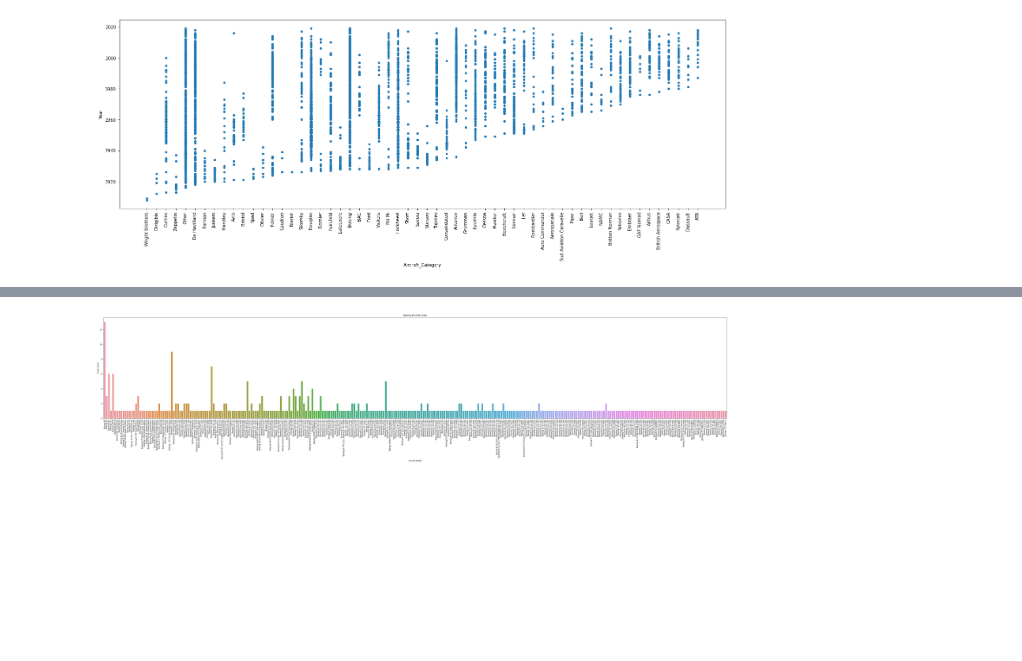
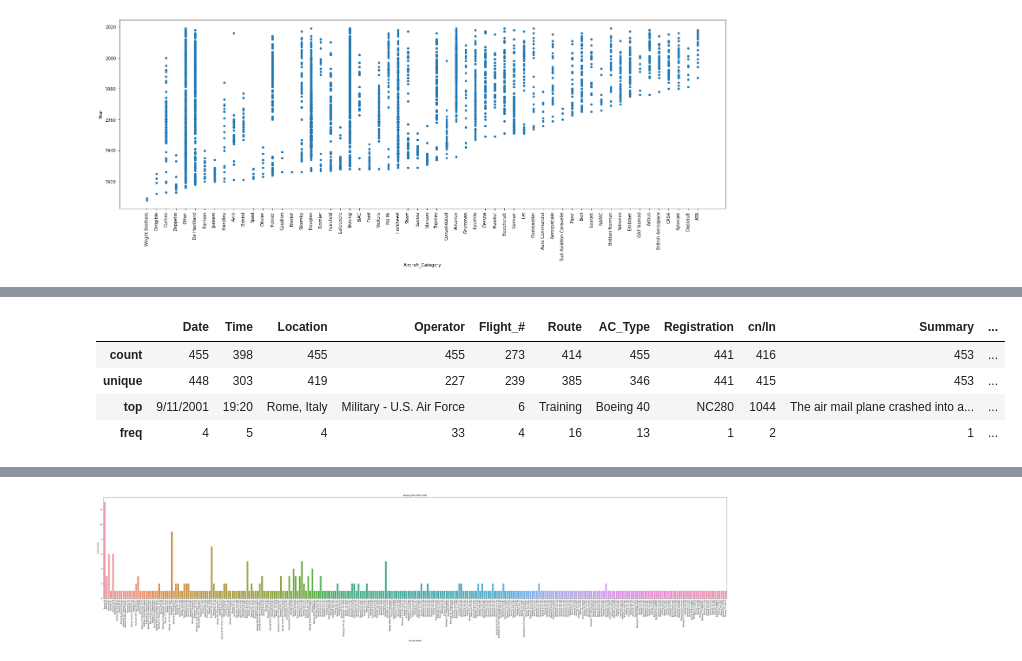
Before and after one commit to women-in-ai-ireland/May-2022-WaiXCollins-Airplane-Crash-Investigation, a Jupyter notebook: WAI_Crash_Investigation_Erumena.ipynb, the cells around one changed output, grey strips where cells are left out. Cells and saved outputs as stored; diff of their text form; code cells hidden in the pictures; blank space fills up the shorter version.

```diff
--- a/WAI_Crash_Investigation_Erumena.ipynb
+++ b/WAI_Crash_Investigation_Erumena.ipynb
@@ -349,0 +392,9 @@ plt.legend(bbox_to_anchor=(1.3,1));
+# %%
+#investigation of non-numeric variables
+df_bng_bus.describe(exclude="number")
+# %% [output]
+|  | Date | Time | Location | Operator | Flight_# | Route | AC_Type | Registration | cn/ln | Summary | ... |
+| count | 455 | 398 | 455 | 455 | 273 | 414 | 455 | 441 | 416 | 453 | ... |
+| unique | 448 | 303 | 419 | 227 | 239 | 385 | 346 | 441 | 415 | 453 | ... |
+| top | 9/11/2001 | 19:20 | Rome, Italy | Military - U.S. Air Force | 6 | Training | Boeing 40 | NC280 | 1044 | The air mail plane crashed into a... | ... |
+| freq | 4 | 5 | 4 | 33 | 4 | 16 | 13 | 1 | 2 | 1 | ... |
```
Also changed, not shown: parts of 49 cells of this notebook.
